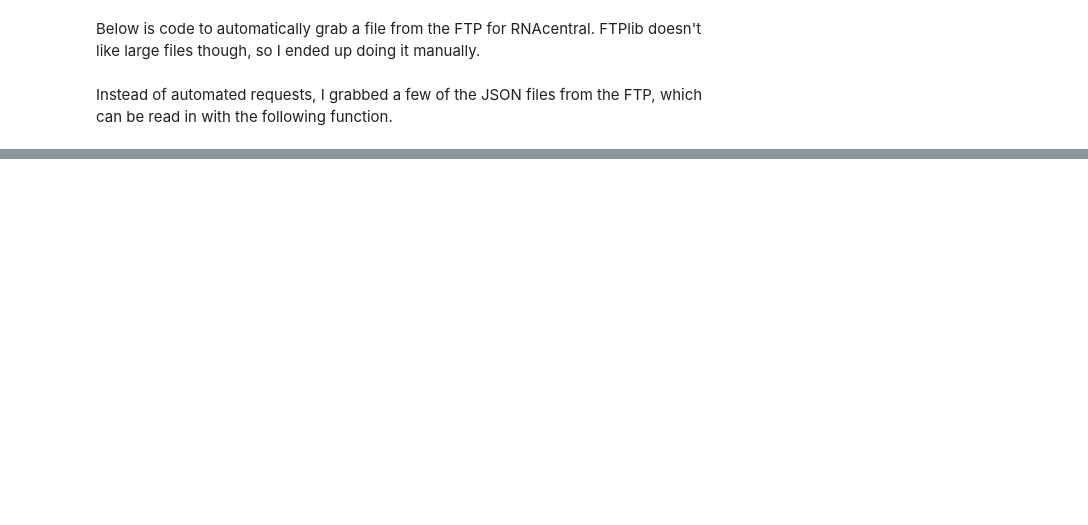
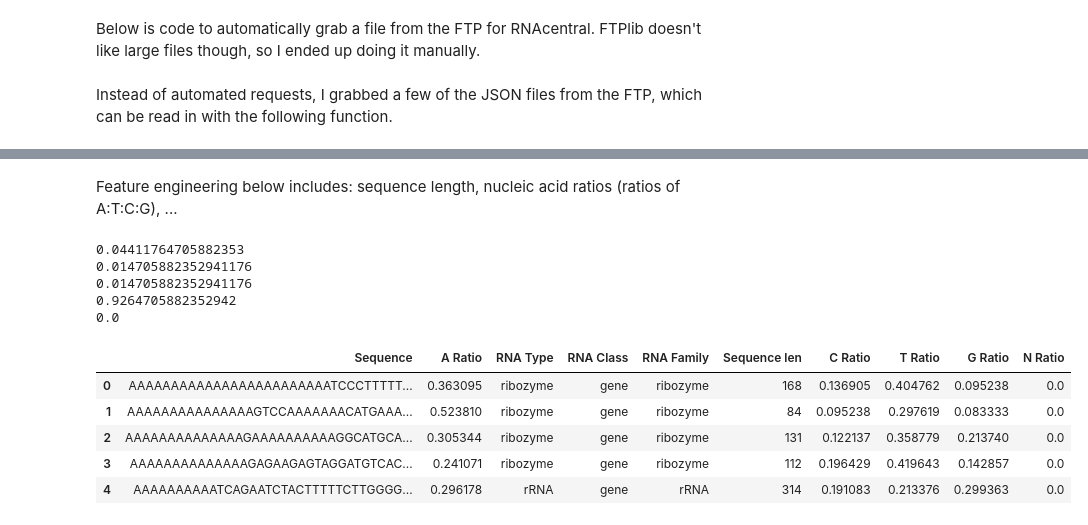
Before and after one commit to azuchows/rna_class, a Jupyter notebook: RNA_Classification.ipynb, the cells around one changed output, grey strips where cells are left out. Cells and saved outputs as stored; diff of their text form; code cells hidden in the pictures; blank space fills up the shorter version.

Commit message:
Sequence len and nucleic acid ratios

```diff
--- a/RNA_Classification.ipynb
+++ b/RNA_Classification.ipynb
@@ -68,7 +68,7 @@ def load_rna(fname, inc_other=True, merge_other=True, simple_descrips=False, dro
     return rna
 # %%
 # load a batch of data files from RNAcentral or load in a single file?
-load_all = True
+load_all = False
 
 if load_all:
     p = Path()
@@ -157,0 +172,2 @@ visual_comp_merged(rna, merge_sequence, 'RNA Family')
+# %% [markdown]
+Feature engineering below includes: sequence length, nucleic acid ratios (ratios of A:T:C:G), ...
@@ -157,0 +208,36 @@ visual_comp_merged(rna, merge_sequence, 'RNA Family')
+# %%
+df2 = pd.DataFrame()
+print (a_rat)
+print (c_rat)
+print (g_rat)
+print (t_rat)
+print (n_rat)
+
+merge_sequence["A Ratio"] = 0
+merge_sequence["C Ratio"] = 0
+merge_sequence["T Ratio"] = 0
+merge_sequence["G Ratio"] = 0
+merge_sequence["N Ratio"] = 0
+# print(test)
+#    merge_sequence.concat({"A ratio": a_rat}, ignore_index=True)
+for i in range (len(seq)):
+    a_rat, c_rat, t_rat, g_rat, n_rat = nucleic_acid_ratios(seq[i])
+    merge_sequence.loc[i, "A Ratio"] = a_rat
+    merge_sequence.loc[i, "C Ratio"] = c_rat
+    merge_sequence.loc[i, "T Ratio"] = t_rat
+    merge_sequence.loc[i, "G Ratio"] = g_rat
+    merge_sequence.loc[i, "N Ratio"] = n_rat
+
+merge_sequence.head()
+# %% [output]
+0.04411764705882353
+0.014705882352941176
+0.014705882352941176
+0.9264705882352942
+0.0
+|  | Sequence | A Ratio | RNA Type | RNA Class | RNA Family | Sequence len | C Ratio | T Ratio | G Ratio | N Ratio |
+| 0 | AAAAAAAAAAAAAAAAAAAAAAAATCCCTTTTT... | 0.363095 | ribozyme | gene | ribozyme | 168 | 0.136905 | 0.404762 | 0.095238 | 0.0 |
+| 1 | AAAAAAAAAAAAAAAGTCCAAAAAAACATGAAA... | 0.523810 | ribozyme | gene | ribozyme | 84 | 0.095238 | 0.297619 | 0.083333 | 0.0 |
+| 2 | AAAAAAAAAAAAAAGAAAAAAAAAAGGCATGCA... | 0.305344 | ribozyme | gene | ribozyme | 131 | 0.122137 | 0.358779 | 0.213740 | 0.0 |
+| 3 | AAAAAAAAAAAAAAGAGAAGAGTAGGATGTCAC... | 0.241071 | ribozyme | gene | ribozyme | 112 | 0.196429 | 0.419643 | 0.142857 | 0.0 |
+| 4 | AAAAAAAAAATCAGAATCTACTTTTTCTTGGGG... | 0.296178 | rRNA | gene | rRNA | 314 | 0.191083 | 0.213376 | 0.299363 | 0.0 |
```
Also changed, not shown: parts of 4 cells of this notebook.
